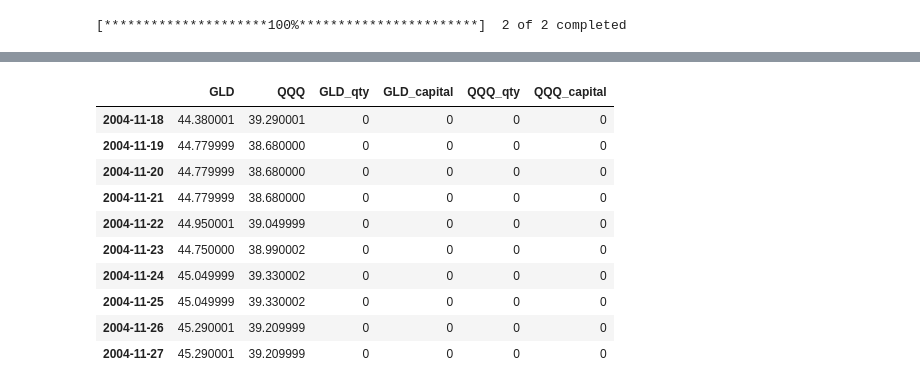
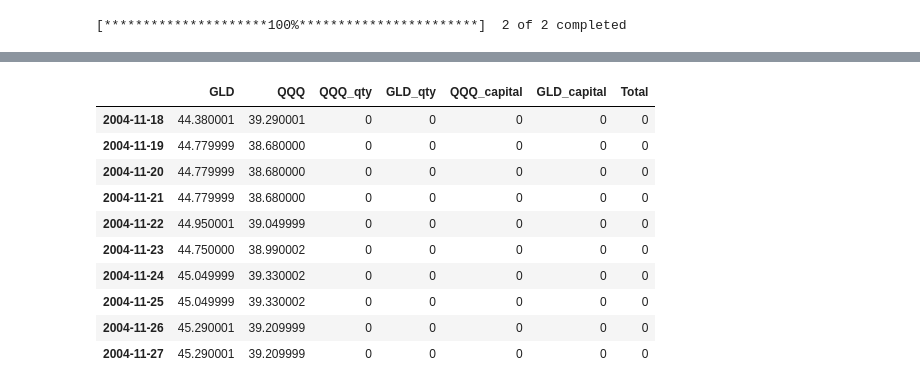
Before and after one commit to pathces-gone/study-python-stock, a Jupyter notebook: AssetAllocationV2/scratch.ipynb, the cells around one changed output, grey strips where cells are left out. Drawn from its saved outputs; the diff is of its cells as text; code cells hidden in the pictures.

```diff
--- a/AssetAllocationV2/scratch.ipynb
+++ b/AssetAllocationV2/scratch.ipynb
@@ -60,24 +45,24 @@ df_price[0:10]
 # %%
 trading_df = pd.DataFrame(df_price['Close'])
 
-etfs = trading_df.columns.values
+etfs = np.array(trading_df.columns.values)[::-1]
 
-for etf in etfs:
-  trading_df[etf+'_qty']     = 0
-  trading_df[etf+'_capital'] = 0
+trading_df[[etf+'_qty' for etf in etfs]]     = 0
+trading_df[[etf+'_capital' for etf in etfs]] = 0
+trading_df['Total'] = 0
 trading_df[0:10]
 # %% [output]
-|  | GLD | QQQ | GLD_qty | GLD_capital | QQQ_qty | QQQ_capital |
-| 2004-11-18 | 44.380001 | 39.290001 | 0 | 0 | 0 | 0 |
-| 2004-11-19 | 44.779999 | 38.680000 | 0 | 0 | 0 | 0 |
-| 2004-11-20 | 44.779999 | 38.680000 | 0 | 0 | 0 | 0 |
-| 2004-11-21 | 44.779999 | 38.680000 | 0 | 0 | 0 | 0 |
-| 2004-11-22 | 44.950001 | 39.049999 | 0 | 0 | 0 | 0 |
-| 2004-11-23 | 44.750000 | 38.990002 | 0 | 0 | 0 | 0 |
-| 2004-11-24 | 45.049999 | 39.330002 | 0 | 0 | 0 | 0 |
-| 2004-11-25 | 45.049999 | 39.330002 | 0 | 0 | 0 | 0 |
-| 2004-11-26 | 45.290001 | 39.209999 | 0 | 0 | 0 | 0 |
-| 2004-11-27 | 45.290001 | 39.209999 | 0 | 0 | 0 | 0 |
+|  | GLD | QQQ | QQQ_qty | GLD_qty | QQQ_capital | GLD_capital | Total |
+| 2004-11-18 | 44.380001 | 39.290001 | 0 | 0 | 0 | 0 | 0 |
+| 2004-11-19 | 44.779999 | 38.680000 | 0 | 0 | 0 | 0 | 0 |
+| 2004-11-20 | 44.779999 | 38.680000 | 0 | 0 | 0 | 0 | 0 |
+| 2004-11-21 | 44.779999 | 38.680000 | 0 | 0 | 0 | 0 | 0 |
+| 2004-11-22 | 44.950001 | 39.049999 | 0 | 0 | 0 | 0 | 0 |
+| 2004-11-23 | 44.750000 | 38.990002 | 0 | 0 | 0 | 0 | 0 |
+| 2004-11-24 | 45.049999 | 39.330002 | 0 | 0 | 0 | 0 | 0 |
+| 2004-11-25 | 45.049999 | 39.330002 | 0 | 0 | 0 | 0 | 0 |
+| 2004-11-26 | 45.290001 | 39.209999 | 0 | 0 | 0 | 0 | 0 |
+| 2004-11-27 | 45.290001 | 39.209999 | 0 | 0 | 0 | 0 | 0 |
 # %%
 import datetime
 from dateutil import relativedelta
```
Also changed, not shown: parts of 7 cells of this notebook.
